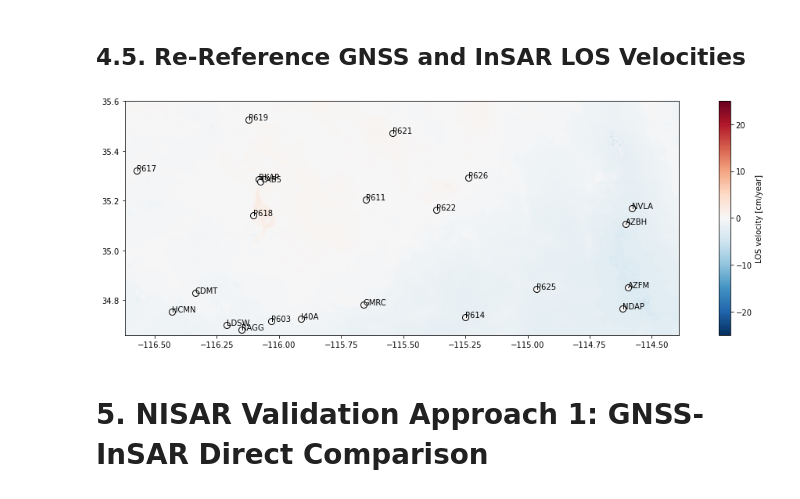
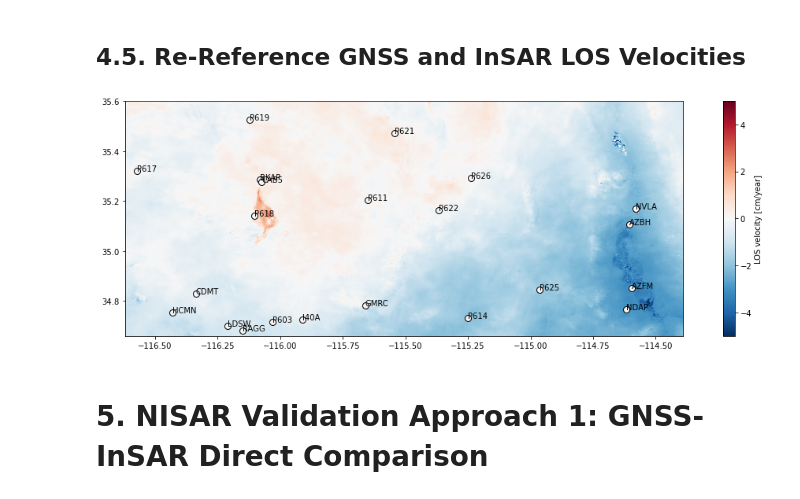
Before and after one commit to nisar-solid/ATBD, a Jupyter notebook: methods/secular/Secular_Requirement_Validation.ipynb, the cells around one changed output. Drawn from its saved outputs; the diff is of its cells as text; code cells hidden in the pictures.

```diff
--- a/methods/secular/Secular_Requirement_Validation.ipynb
+++ b/methods/secular/Secular_Requirement_Validation.ipynb
@@ -949,33 +965,33 @@ write GPS observations to file: /home/jovyan/ATBD/methods/secular/work/secular_o
 # %%
 # reference GNSS stations to GNSS reference site
 ref_site_ind = site_names.index(sites[site]['gps_ref_site_name'])
 site_vels = site_vels - site_vels[ref_site_ind]
 
 # reference InSAR to GNSS reference site
 ref_site_lat = float(site_lats[ref_site_ind])
 ref_site_lon = float(site_lons[ref_site_ind])
 ref_y, ref_x = ut.coordinate(atr).geo2radar(ref_site_lat, ref_site_lon)[:2]
 vel = vel - vel[ref_y, ref_x]
 
 # plot GNSS stations on InSAR velocity field
-vmin, vmax = -25, 25
+vmin, vmax = -5, 5
 cmap = plt.get_cmap('RdBu_r')
 
 fig, ax = plt.subplots(figsize=[18, 5.5])
 img1 = ax.imshow(vel, cmap=cmap, vmin=vmin, vmax=vmax, interpolation='nearest', extent=(W, E, S, N))
 cbar1 = fig.colorbar(img1, ax=ax)
 cbar1.set_label('LOS velocity [cm/year]')
 
 for lat, lon, obs in zip(site_lats, site_lons, site_vels):
     color = cmap((obs - vmin)/(vmax - vmin))
     ax.scatter(lon, lat, color=color, s=8**2, edgecolors='k')
 for i, label in enumerate(site_names):
      plt.annotate(label, (site_lons[i], site_lats[i]), color='black')
 
 out_fig = os.path.abspath('vel_insar_vs_gnss.png')
 fig.savefig(out_fig, bbox_inches='tight', transparent=True, dpi=300)
 # %% [output]
-[figure, old version]
+[figure, new version]
 # %% [markdown]
 <a id='secular_nisar_validation'></a>
 # 5. NISAR Validation Approach 1: GNSS-InSAR Direct Comparison
```
Also changed, not shown: parts of 18 cells of this notebook.
